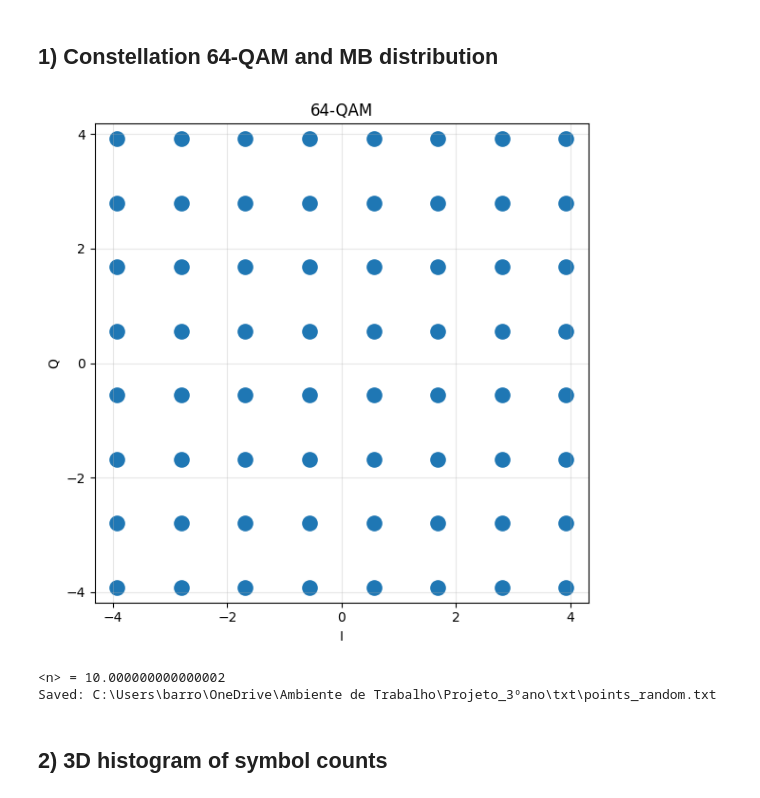
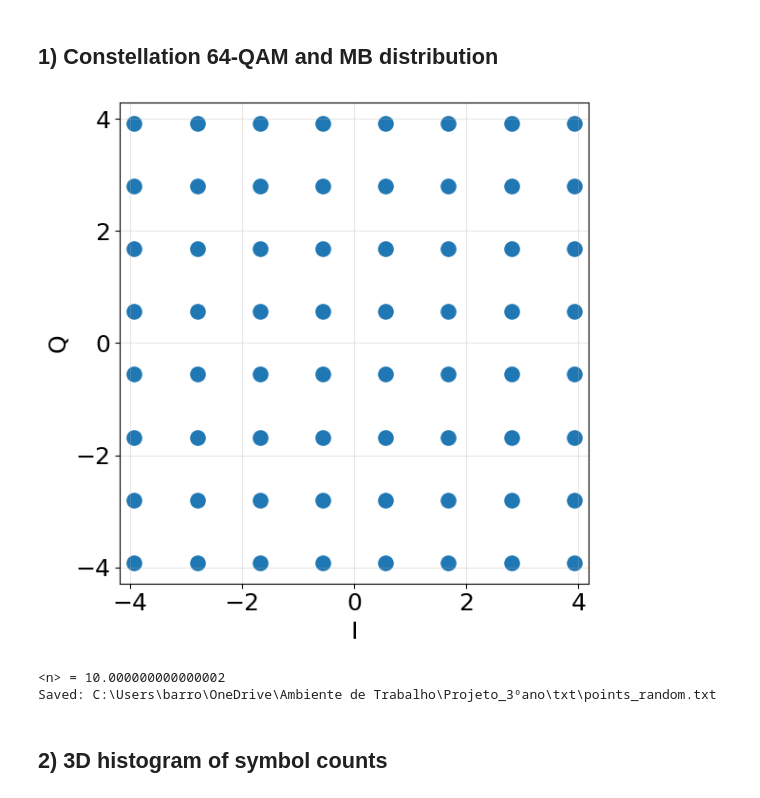
Before and after one commit to Rawerinno/CV-QKD, a Jupyter notebook: cv_qkd_pipeline.ipynb, the cells around one changed output. Saved outputs shown, nothing was run; the diff lists cells and outputs as text; code cells hidden in the pictures.

```diff
--- a/cv_qkd_pipeline.ipynb
+++ b/cv_qkd_pipeline.ipynb
@@ -13,7 +15,7 @@ os.makedirs(BASE_DIR, exist_ok=True)
 ## 1) Constellation 64-QAM and MB distribution
 # %%
 qam = 64
-N = 1_000_000
+N = 10000
 
 # ⟨n⟩
 n_target = 10
@@ -32,39 +34,38 @@ r_base = np.abs(values_base)  # |r| = sqrt(I^2 + Q^2)
 # MB
 probs = np.exp(-r_base**2 / sigma)
 probs = probs / probs.sum()
 
 # scale to hit target ⟨n⟩
 n_base = np.sum(probs * np.abs(values_base) ** 2)
 scale_factor = np.sqrt(n_target / n_base)
 levels = levels_base * scale_factor
 values = values_base * scale_factor
 
 # plot 2D constellation
 plt.figure(figsize=(6, 6))
 plt.scatter(np.real(values), np.imag(values), color='C0', s=120)
 plt.grid(True, alpha=0.3)
-plt.title(f'{qam}-QAM')
-plt.xlabel('I')
-plt.ylabel('Q')
-plt.xticks(np.arange(-14, 15, 2))
-plt.yticks(np.arange(-14, 15, 2))
+plt.xlabel('I', fontsize=18)
+plt.ylabel('Q', fontsize=18)
+plt.xticks(np.arange(-14, 15, 2), fontsize=18)
+plt.yticks(np.arange(-14, 15, 2), fontsize=18)
 plt.axis('equal')
 plt.tight_layout()
 plt.show()
 
 n_mean = np.sum(probs * np.abs(values) ** 2)
 print('<n> =', n_mean)
 
 
 idx = np.random.choice(qam, size=N, p=probs)
 points = values[idx]
 
 # save sampled points
 points_array_np = np.column_stack((np.real(points), np.imag(points)))
 np.savetxt(os.path.join(BASE_DIR, "points_random.txt"), points_array_np, fmt="%.6e")
 print("Saved:", os.path.join(BASE_DIR, "points_random.txt"))
 # %% [output]
-[figure, old version]
+[figure, new version]
 <n> = 10.000000000000002
 Saved: C:\Users\barro\OneDrive\Ambiente de Trabalho\Projeto_3ºano\txt\points_random.txt
 # %% [markdown]
```
Also changed, not shown: parts of 6 cells of this notebook.
